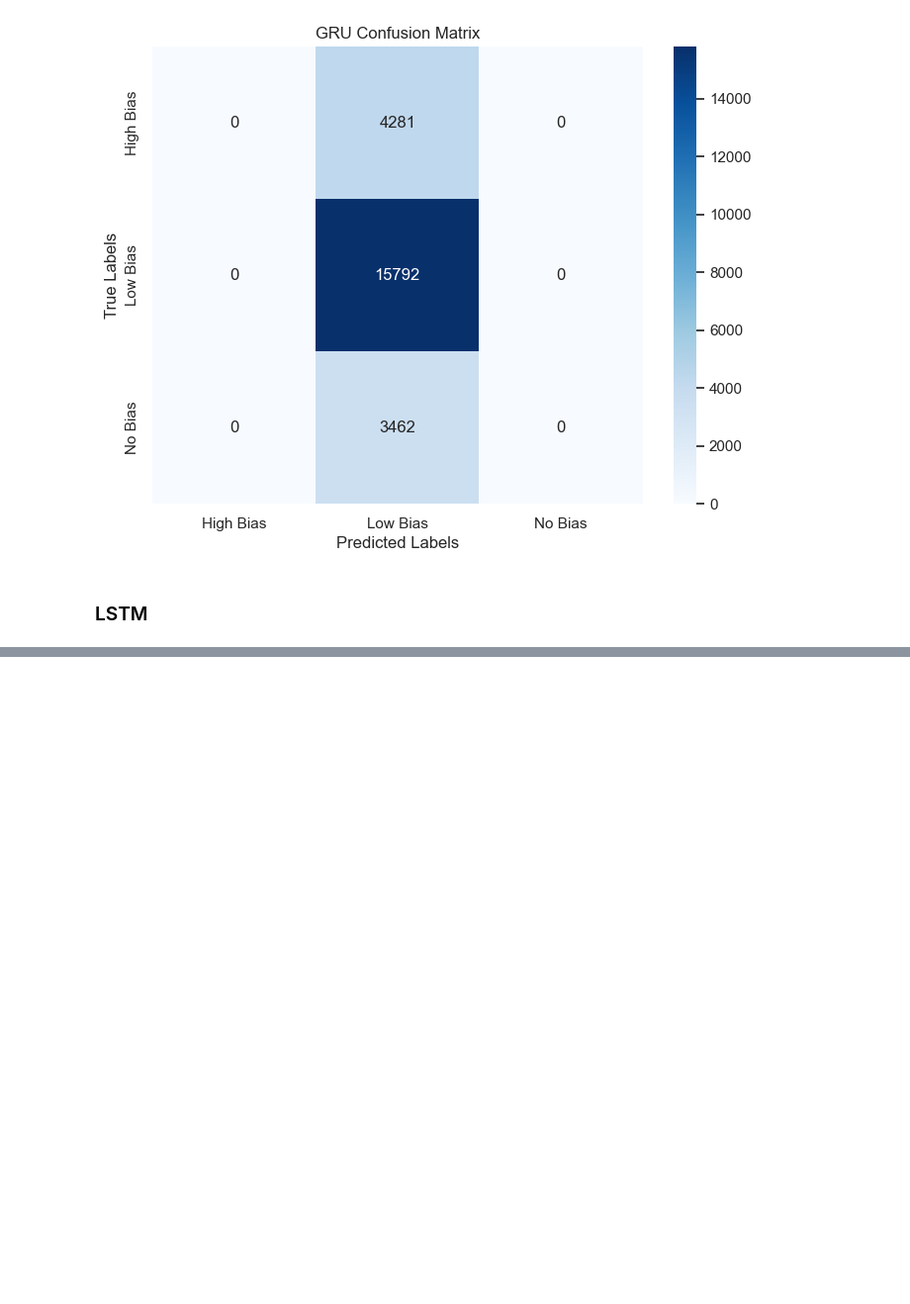
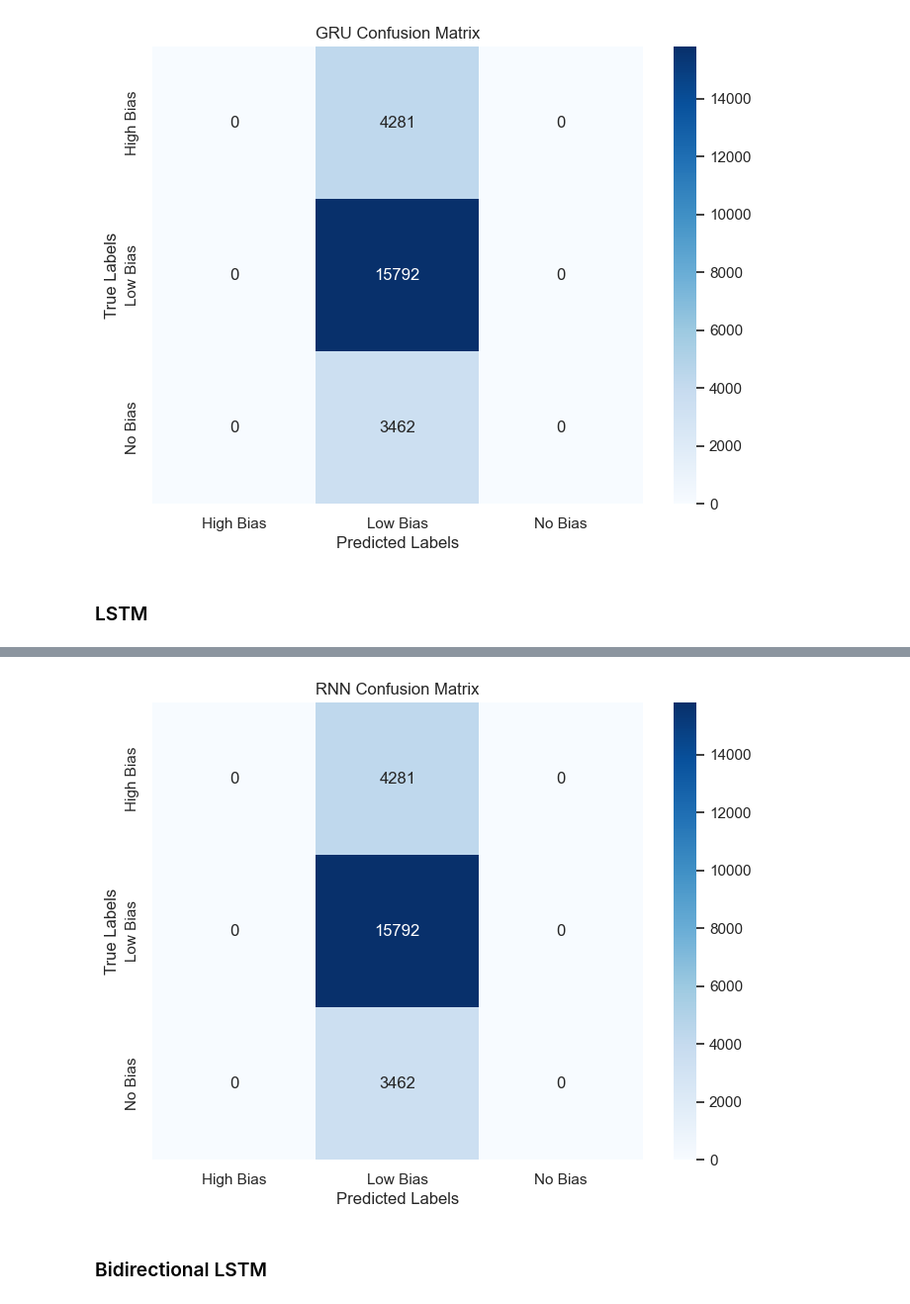
Before and after one commit to madelinebirch/Bias_Classification_for_Headline_Objectivity, a Jupyter notebook: final.ipynb, the cells around one changed output, grey strips where cells are left out. Shown: that part at 99% size. Cells and saved outputs as stored; diff of their text form; code cells hidden in the pictures; blank space fills up the shorter version.

Commit message:
tried bidirectional lstm, didnt get great results

```diff
--- a/final.ipynb
+++ b/final.ipynb
@@ -1241,0 +1244,12 @@ Epoch 2/5
+# %%
+# Make predictions on the test data
+y_pred_one_hot_rnn = rnn_model.predict(X_test_reshaped)
+
+# Convert the predicted probabilities to class labels
+y_pred_classes_rnn = np.argmax(y_pred_one_hot_rnn, axis=1)
+
+# Convert true labels to class labels
+y_test_classes_rnn = np.argmax(y_test_one_hot, axis=1)
+
+# Print classification report
+print(classification_report(y_test_classes_rnn, y_pred_classes_rnn, target_names=label_encoder.classes_))
@@ -1241,0 +1267,15 @@ Epoch 2/5
+# %%
+# Calculate confusion matrix
+rnn_cm = confusion_matrix(y_test_classes_rnn, y_pred_classes_rnn)
+
+# Plot the confusion matrix
+plt.figure(figsize=(8, 6))
+sns.heatmap(rnn_cm, annot=True, fmt='d', cmap='Blues', xticklabels=label_encoder.classes_, yticklabels=label_encoder.classes_)
+plt.title('RNN Confusion Matrix')
+plt.xlabel('Predicted Labels')
+plt.ylabel('True Labels')
+plt.show()
+# %% [output]
+[figure, added]
+# %% [markdown]
+### Bidirectional LSTM
```
Also changed, not shown: parts of 6 cells of this notebook.
